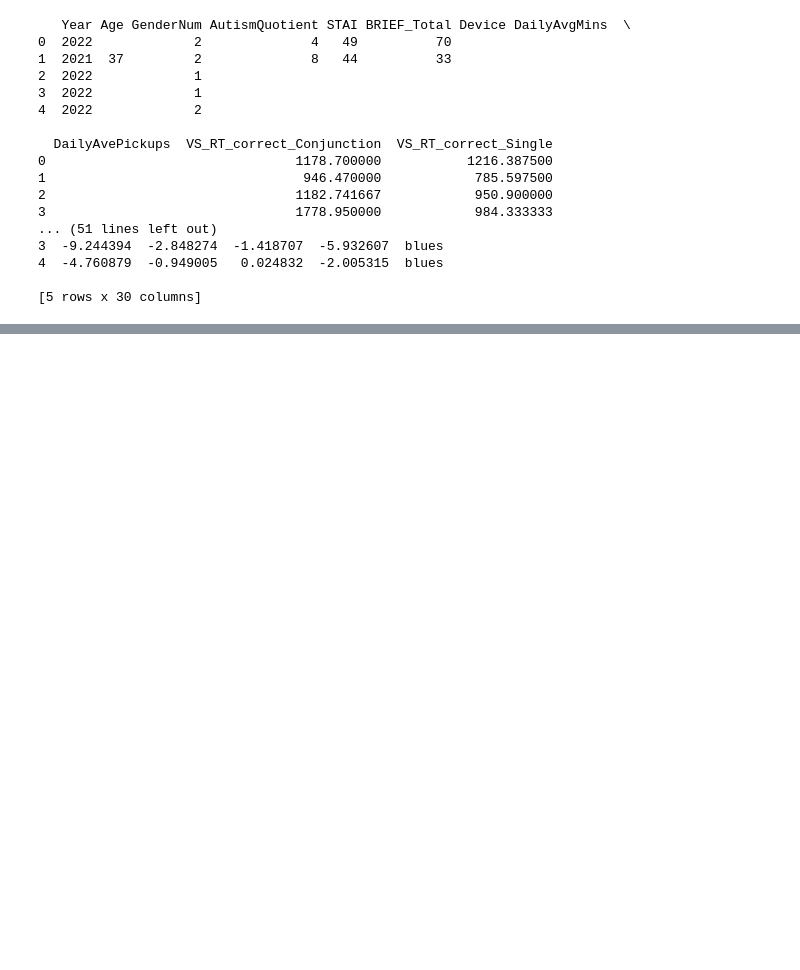
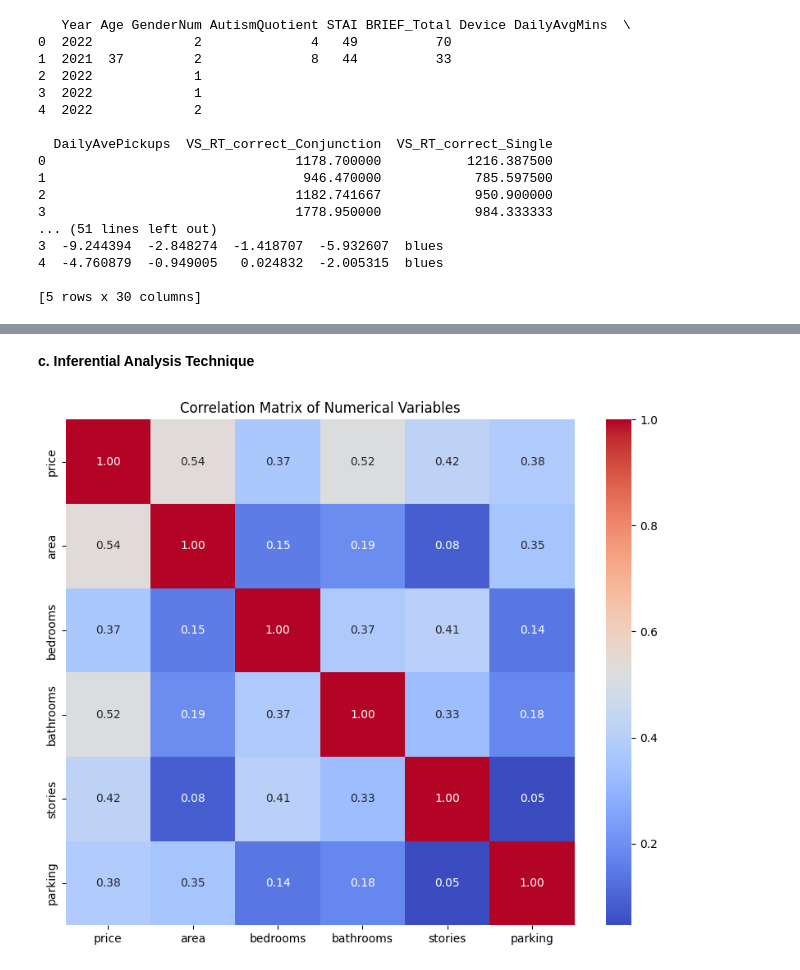
Before and after one commit to ChloeH719/Mathematics-and-Statistics, a Jupyter notebook: inclass_assignment2.ipynb, the cells around one changed output, grey strips where cells are left out. Drawn from its saved outputs; the diff is of its cells as text; code cells hidden in the pictures; blank space fills up the shorter version.

```diff
--- a/inclass_assignment2.ipynb
+++ b/inclass_assignment2.ipynb
@@ -41,0 +238,13 @@ print(df_data.head())
+# %% [markdown]
+**c. Inferential Analysis Technique**
+# %%
+# Computing the correlation matrix for numerical variables
+correlation_matrix = df_housing[num_vars].corr()
+
+# Plotting the correlation matrix
+plt.figure(figsize=(10, 8))
+sns.heatmap(correlation_matrix, annot=True, cmap='coolwarm', fmt='.2f')
+plt.title("Correlation Matrix of Numerical Variables")
+plt.show()
+# %% [output]
+[figure, added]
```
Also changed, not shown: parts of 49 cells of this notebook, 2 other files.
